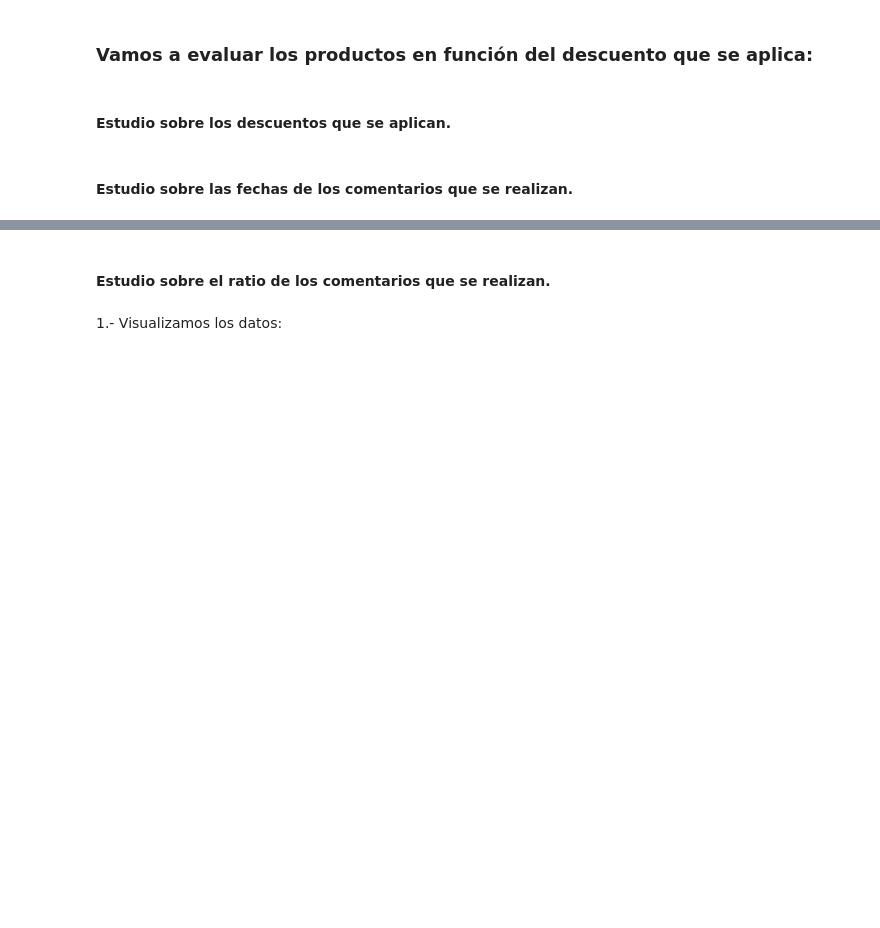
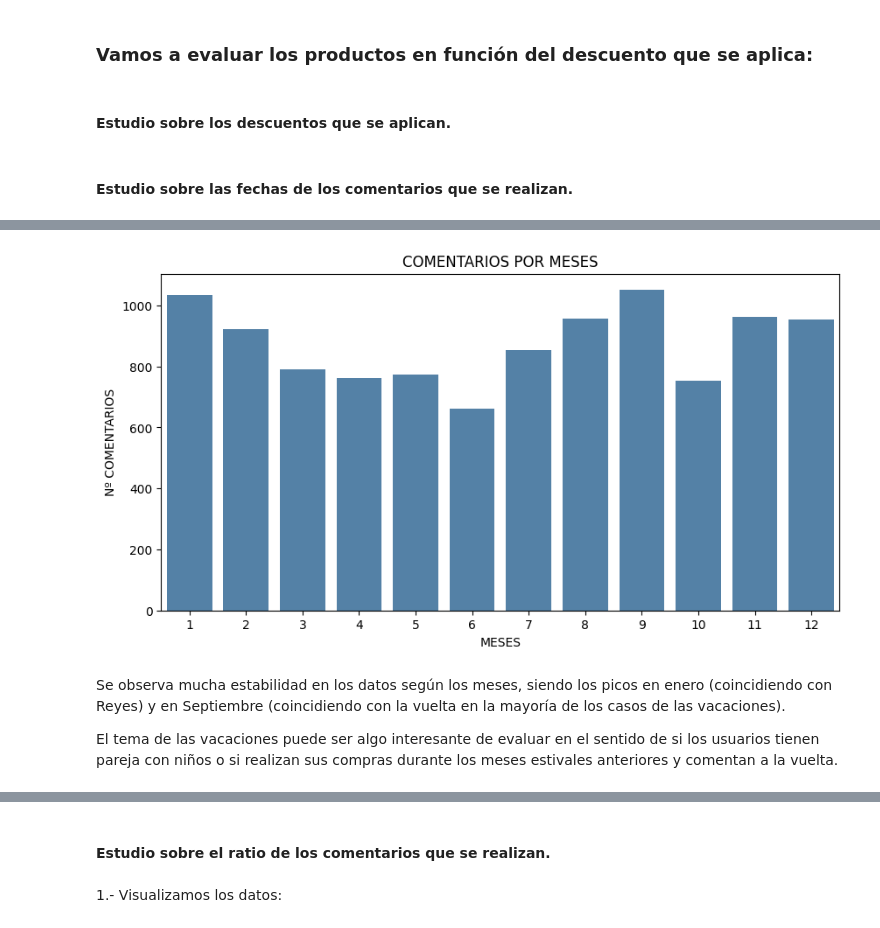
Before and after one commit to 75Engel/Proyecto_tienda_online, a Jupyter notebook: src/Notebook/sql.ipynb, the cells around one changed output, grey strips where cells are left out. Saved outputs shown, nothing was run; the diff lists cells and outputs as text; code cells hidden in the pictures; blank space fills up the shorter version.

```diff
--- a/src/Notebook/sql.ipynb
+++ b/src/Notebook/sql.ipynb
@@ -247,0 +387,15 @@ sql_query(query)
+# %%
+plt.figure(figsize=(10,5))
+query='''select count (COMMENT) AS COMENTARIOS, strftime ('%m',DATE) as MONTH from COMMENT GROUP BY MONTH'''
+total=sql_query(query)
+total.iloc[:,1]=total.iloc[:,1].astype(int)
+sns.barplot(x=total['MONTH'],y=total['COMENTARIOS'],color="steelblue")
+plt.ylabel("Nº COMENTARIOS")
+plt.xlabel("MESES")
+plt.title("COMENTARIOS POR MESES");
+# %% [output]
+[figure, added]
+# %% [markdown]
+Se observa mucha estabilidad en los datos según los meses, siendo los picos en enero (coincidiendo con Reyes) y en Septiembre (coincidiendo con la vuelta en la mayoría de los casos de las vacaciones).
+
+El tema de las vacaciones puede ser algo interesante de evaluar en el sentido de si los usuarios tienen pareja con niños o si realizan sus compras durante los meses estivales anteriores y comentan a la vuelta.
```
Also changed, not shown: parts of 21 cells of this notebook, 2 other files.
